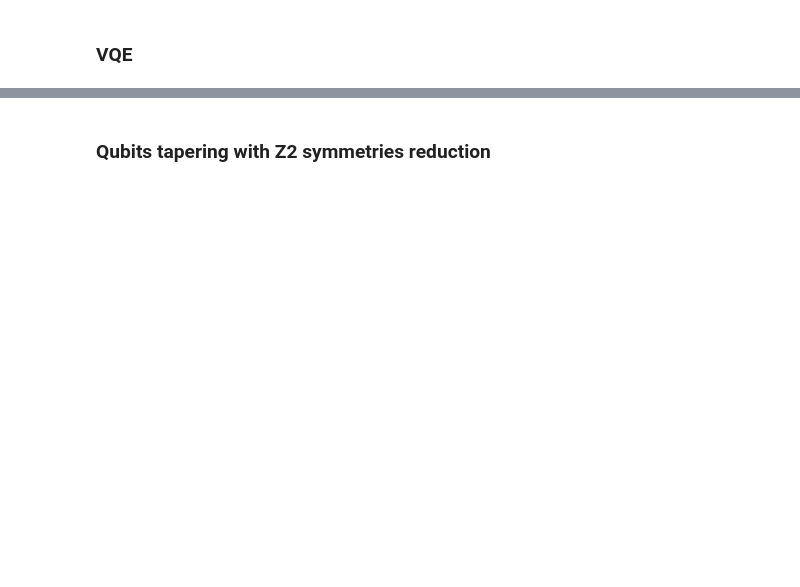
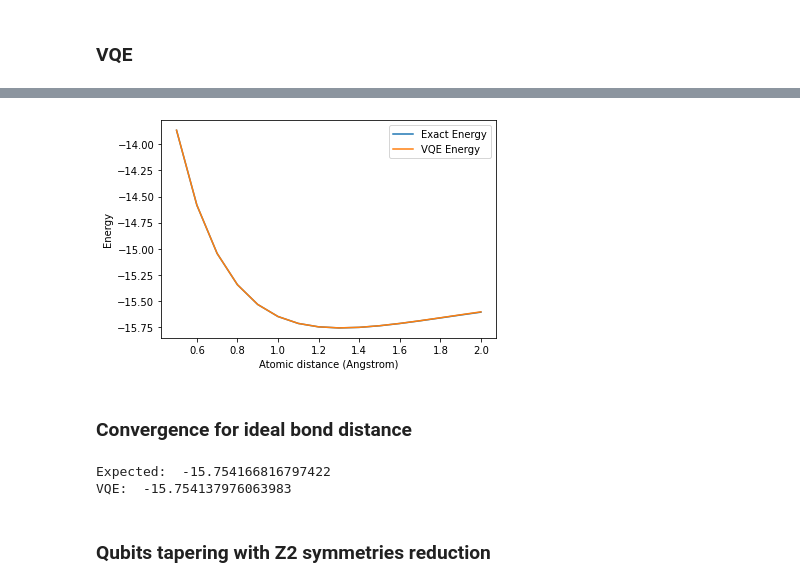
Before and after one commit to bart-q/QHack2023, a Jupyter notebook: notebooks/BeH2_Aer_simulation.ipynb, the cells around one changed output, grey strips where cells are left out. Drawn from its saved outputs; the diff is of its cells as text; code cells hidden in the pictures; blank space fills up the shorter version.

Commit message:
Improve aer simulation by adding functions, notes, removing orbitals, plotting VQE result per bond distance

```diff
--- a/notebooks/BeH2_Aer_simulation.ipynb
+++ b/notebooks/BeH2_Aer_simulation.ipynb
@@ -32,3 +74,9 @@ qubit_converter = QubitConverter(mapper, two_qubit_reduction=True, z2symmetry_re
+# %%
+def exact_solver(problem, converter):
+    solver = NumPyMinimumEigensolverFactory()
+    calc = GroundStateEigensolver(converter, solver)
+    result = calc.solve(problem)
+    return result
 # %% [markdown]
 ### VQE
 # %%
@@ -80,0 +105,26 @@ problem.second_q_ops()
+# %%
+%%time
+
+"""
+Runtime is 4m meaning an average time of 15s for each bond distance
+
+Note: the call to qubit_op is currently not removing orbitals, which will decrease runtime and increase accuracy
+"""
+
+# Bond distances between 0.5 and 2.0 inclusive
+distances = np.linspace(0.5, 2.0, 16)
+expected_energies = []
+calculated_energies = []
+
+# Solve VQE for each distance
+for dist in distances:
+  # get problem structure and qubit converter
+  problem, qubit_converter = qubit_op(dist, ParityMapper())
+
+  # Get the expected eigen energy
+  expected = exact_solver(problem, qubit_converter).total_energies[0].real
+  expected_energies.append(expected)
+
+  # Get the calculated eigen energy
+  calculated = plg_VQE(problem, qubit_converter).total_energies[0].real
+  calculated_energies.append(calculated)
@@ -81,3 +134,35 @@ problem.second_q_ops()
+# %%
+plt.plot(distances, expected_energies, label="Exact Energy")
+plt.plot(distances, calculated_energies, label="VQE Energy")
+plt.xlabel('Atomic distance (Angstrom)')
+plt.ylabel('Energy')
+plt.legend()
+plt.show()
+# %% [output]
+[figure, added]
+# %% [markdown]
+### Convergence for ideal bond distance
+# %%
+"""
+After examining the result object from plg_VQE, I don't think we can see the individual iterations.
+It seems like the VQE objects in Qiskit are more of a black box
+"""
+
+
+dist = 1.3165
+# get problem structure and qubit converter
+problem, qubit_converter = qubit_op(dist, ParityMapper(), [3,4])
+
+# Get the expected eigen energy
+expected = exact_solver(problem, qubit_converter).total_energies[0].real
+
+# Get the calculated eigen energy
+calculated = plg_VQE(problem, qubit_converter).total_energies[0].real
+print("Expected: ", expected)
+print("VQE: ", calculated)
+# %% [output]
+Expected:  -15.754166816797422
+VQE:  -15.754137976063983
 # %% [markdown]
 ### Qubits tapering with Z2 symmetries reduction
 # %%
```
Also changed, not shown: parts of 10 cells of this notebook.
